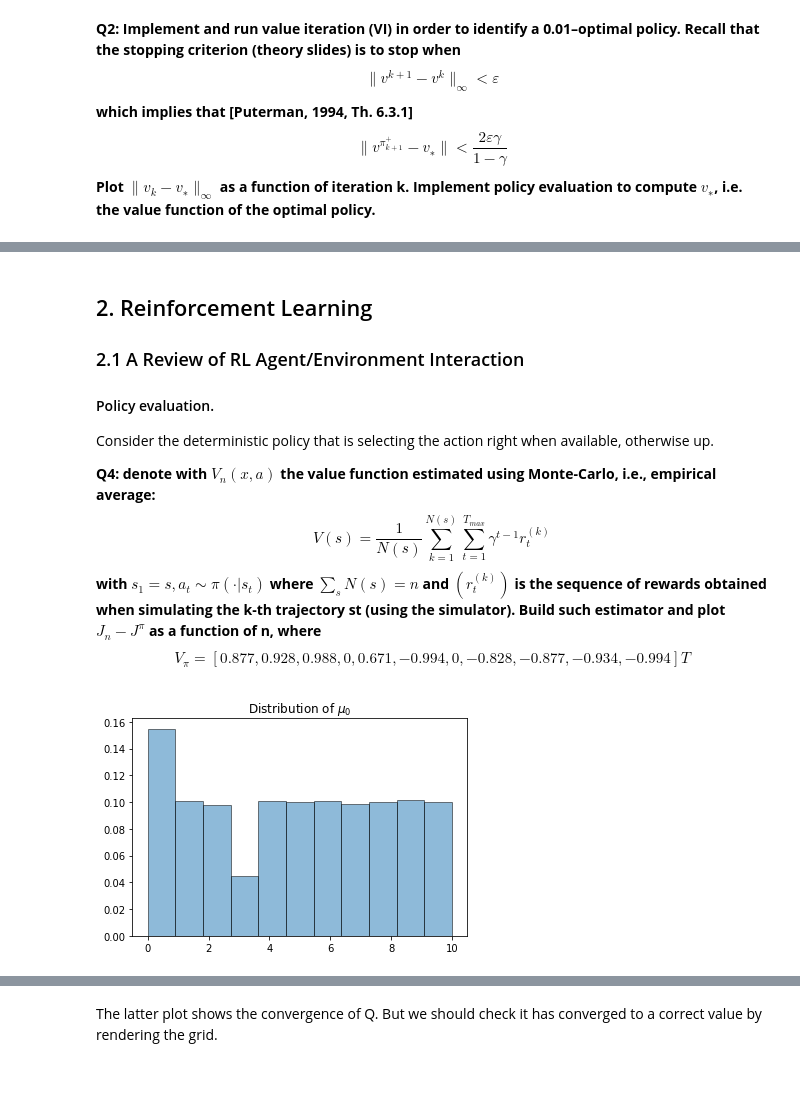
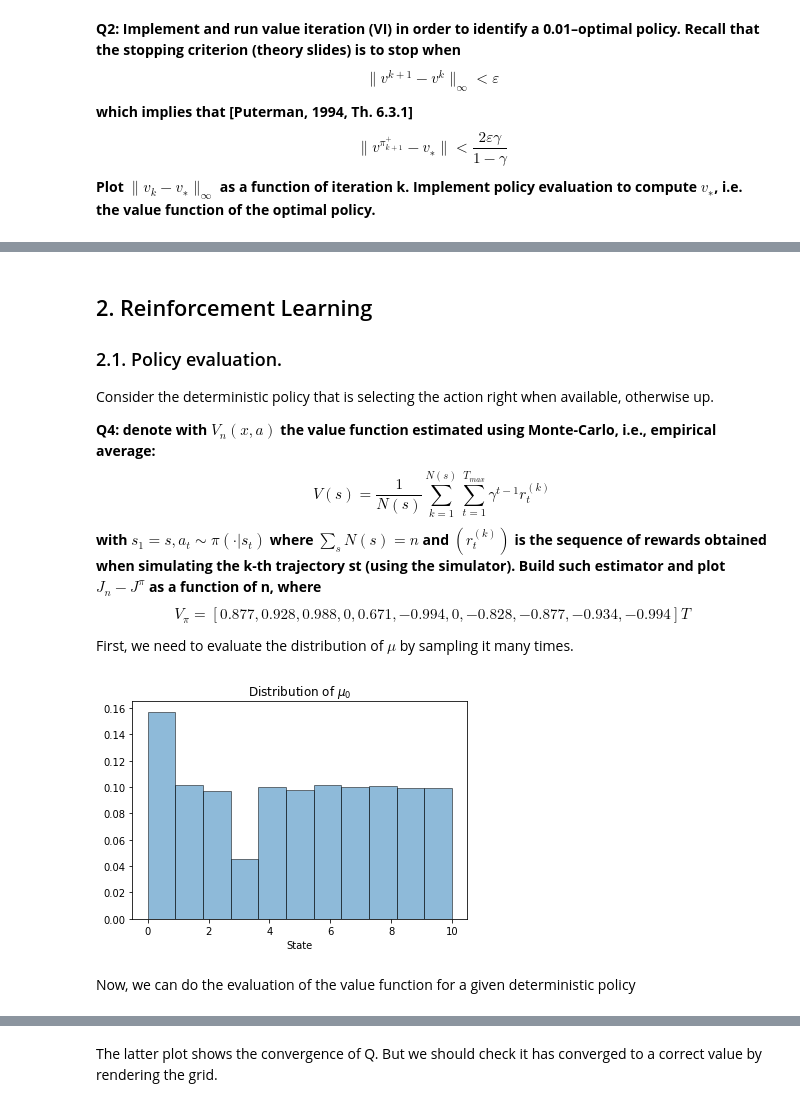
Before and after one commit to plguhur/MVA, a Jupyter notebook: TP-RL-1.ipynb, the cells around one changed output, grey strips where cells are left out. Drawn from its saved outputs; the diff is of its cells as text; code cells hidden in the pictures; blank space fills up the shorter version.

```diff
--- a/TP-RL-1.ipynb
+++ b/TP-RL-1.ipynb
@@ -141,9 +154,7 @@ The convergence of policy iteration is also exact, while it is asymptotic for va
 
 
 
-### 2.1 A Review of RL Agent/Environment Interaction
-
-#### Policy evaluation.
+### 2.1. Policy evaluation.
 
 Consider the deterministic policy that is selecting the action right when available, otherwise up.
 
@@ -155,20 +166,25 @@ is the sequence of rewards obtained when simulating the k-th trajectory st
 (using the simulator).
 Build such estimator and plot $J_n − J^π$ as a function of n, where
 $$V_π =[0.877,0.928,0.988,0,0.671,−0.994,0,−0.828,−0.877,−0.934,−0.994]T$$**
+
+First, we need to evaluate the distribution of $\mu$ by sampling it many times.
 # %%
 from gridworld import GridWorld1
 env = GridWorld1
 
 def evaluate_dist_mu(env, n_iter=50000):
     mu0 = [env.reset() for i in range(n_iter)]
     dist_mu, _ = np.histogram(mu0, bins=env.n_states)
     return mu0, dist_mu/n_iter
 
 mu0, dist_mu = evaluate_dist_mu(env)
 plt.figure()
 plt.title("Distribution of $\mu_0$")
-plt.hist(mu0, bins=env.n_states, normed=True, edgecolor='k', alpha=0.5)
+plt.xlabel("State")
+plt.hist(mu0, bins=env.n_states, density=True, edgecolor='k', alpha=0.5)
 plt.show()
 # %% [output]
-[figure, old version]
+[figure, new version]
+# %% [markdown]
+Now, we can do the evaluation of the value function for a given deterministic policy
 # %%
```
Also changed, not shown: parts of 22 cells of this notebook.
